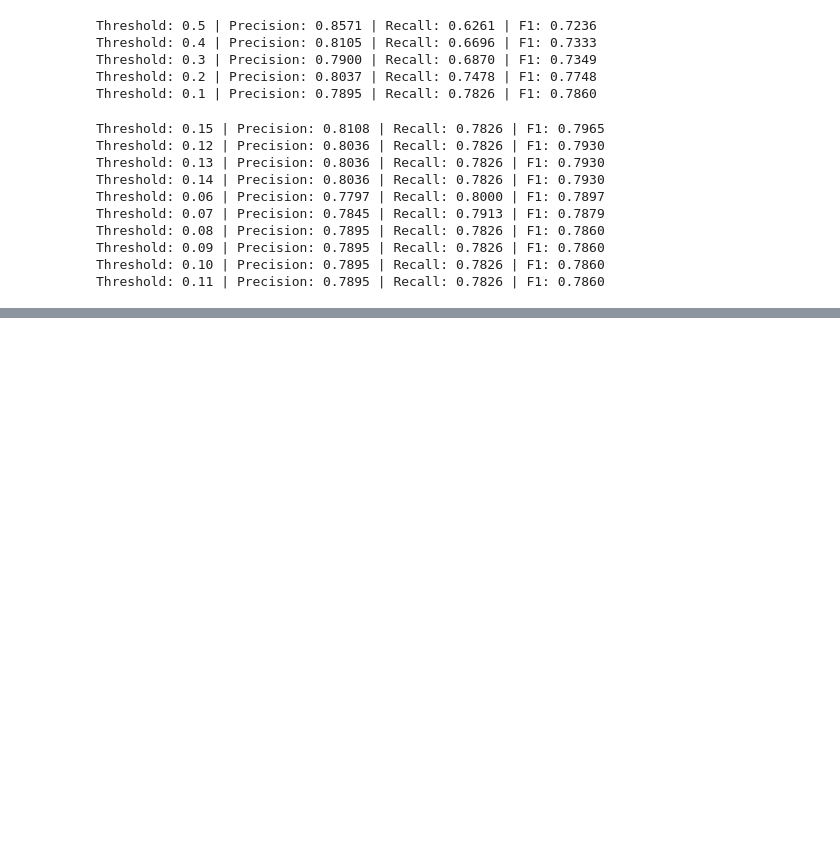
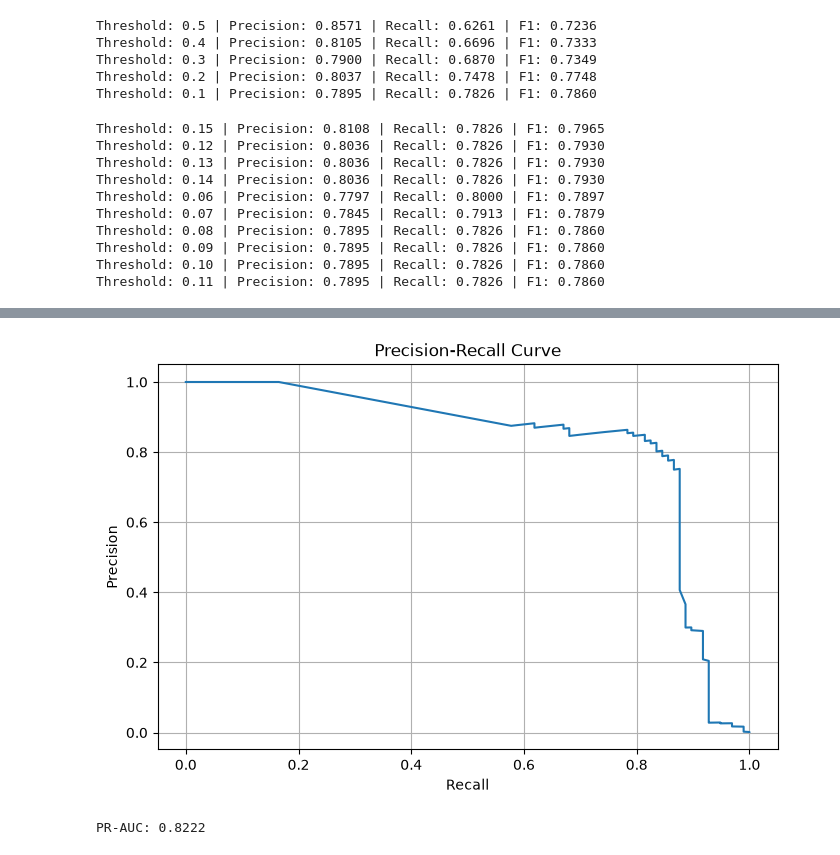
Before and after one commit to Megapixel777/fraud-detection-ai, a Jupyter notebook: notebooks/02_data_exploration.ipynb, the cells around one changed output, grey strips where cells are left out. Cells and saved outputs as stored; diff of their text form; code cells hidden in the pictures; blank space fills up the shorter version.

```diff
--- a/notebooks/02_data_exploration.ipynb
+++ b/notebooks/02_data_exploration.ipynb
@@ -1657,0 +2003,11 @@ Threshold: 0.11 | Precision: 0.7895 | Recall: 0.7826 | F1: 0.7860
+# %%
+rf_top10 = RandomForestClassifier(
+    featuresCol="features_top10",
+    labelCol="label",
+    numTrees=100,
+    seed=42
+)
+
+rf_top10_model = rf_top10.fit(train_top10)
+# %%
+rf_top10_predictions = rf_top10_model.transform(test_top10)
@@ -1657,0 +2311,51 @@ Threshold: 0.11 | Precision: 0.7895 | Recall: 0.7826 | F1: 0.7860
+# %%
+# ==========================
+# Precision-Recall Curve
+# ==========================
+
+import matplotlib.pyplot as plt
+
+pr_pd = (
+    rf_top10_predictions
+    .select("label", "fraud_probability")
+    .toPandas()
+)
+# %%
+from sklearn.metrics import precision_recall_curve
+
+precision_values, recall_values, thresholds = precision_recall_curve(
+    pr_pd["label"],
+    pr_pd["fraud_probability"]
+)
+# %%
+plt.figure(figsize=(8, 5))
+
+plt.plot(
+    recall_values,
+    precision_values
+)
+
+plt.xlabel("Recall")
+plt.ylabel("Precision")
+plt.title("Precision-Recall Curve")
+
+plt.grid()
+
+plt.show()
+# %% [output]
+[figure, added]
+# %%
+# ==========================
+# PR-AUC
+# ==========================
+
+from sklearn.metrics import auc
+
+pr_auc = auc(
+    recall_values,
+    precision_values
+)
+
+print(f"PR-AUC: {pr_auc:.4f}")
+# %% [output]
+PR-AUC: 0.8222
```
Also changed, not shown: parts of 32 cells of this notebook.
